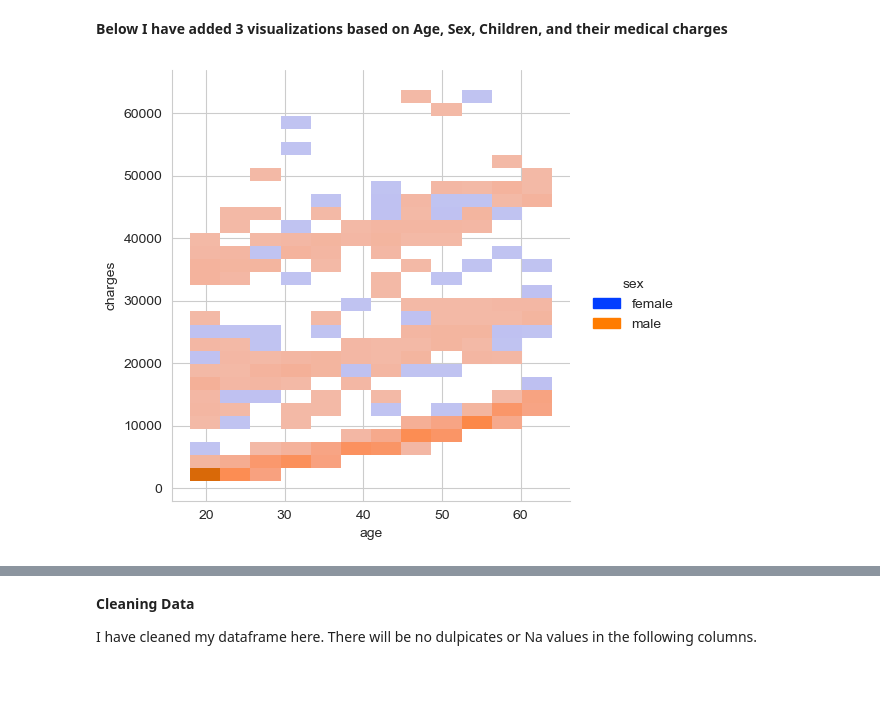
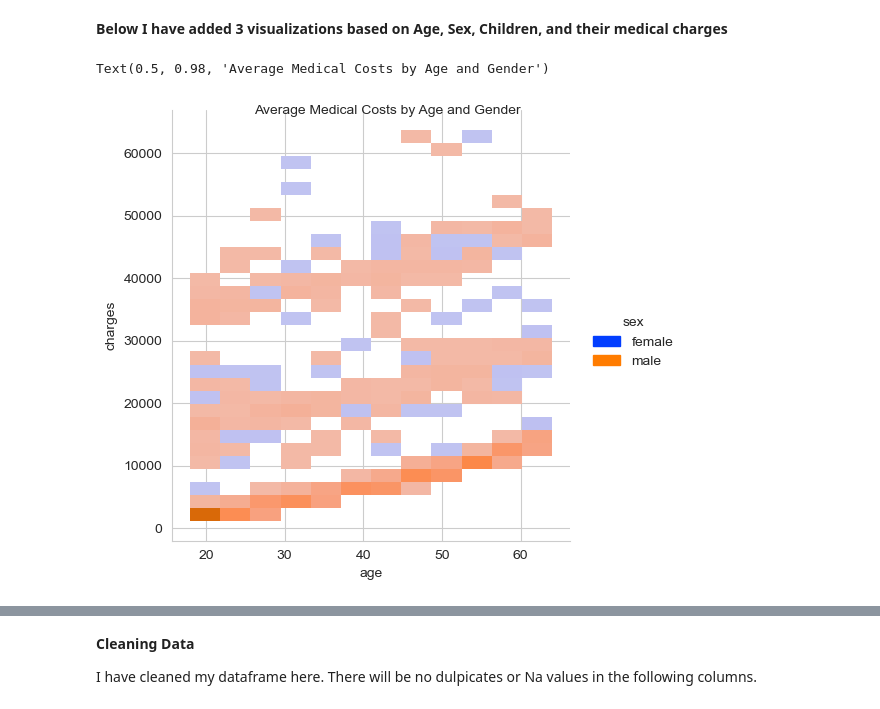
Before and after one commit to ubco-W2022T2-data301/project-group-group40, a Jupyter notebook: analysis/analysis1.ipynb, the cells around one changed output, grey strips where cells are left out. Saved outputs shown, nothing was run; the diff lists cells and outputs as text; code cells hidden in the pictures; blank space fills up the shorter version.

```diff
--- a/analysis/analysis1.ipynb
+++ b/analysis/analysis1.ipynb
@@ -33,8 +45,14 @@ project_data
 # %%
 import pandas as pd
 import seaborn as sns
+
 project_data = pd.read_csv('../data/raw/Medical_Cost.csv')
+
 sns.set_style('whitegrid')
-df = sns.displot(x='age', hue = 'sex', y='charges', data=project_data, palette='bright')
+plot_title = "Average Medical Costs by Age and Gender"
+
+df = sns.displot(x='age', hue='sex', y='charges', data=project_data, palette='bright')
+df.fig.suptitle(plot_title, fontsize=10)
 # %% [output]
+Text(0.5, 0.98, 'Average Medical Costs by Age and Gender')
-[figure, old version]
+[figure, new version]
```
Also changed, not shown: parts of 8 cells of this notebook.
